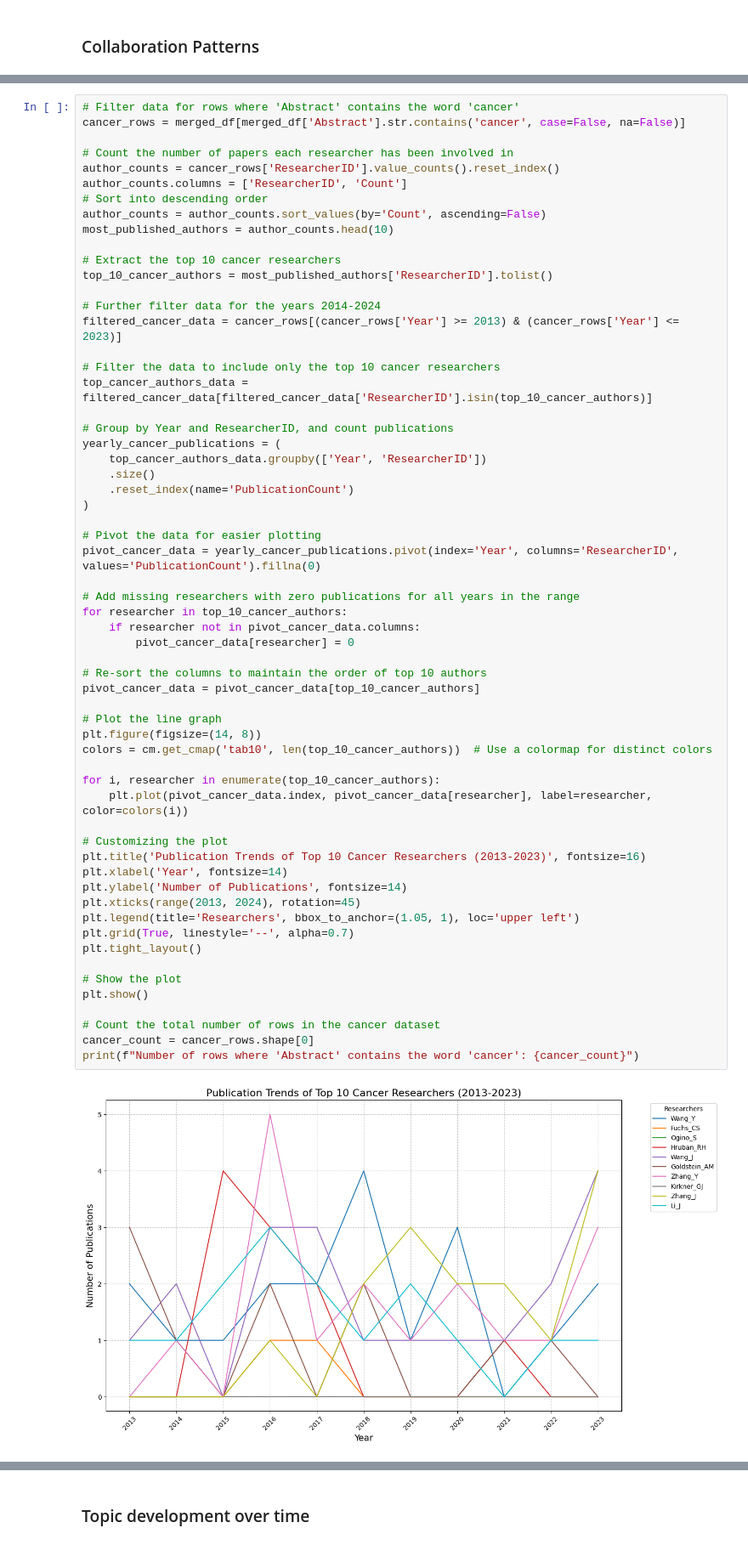
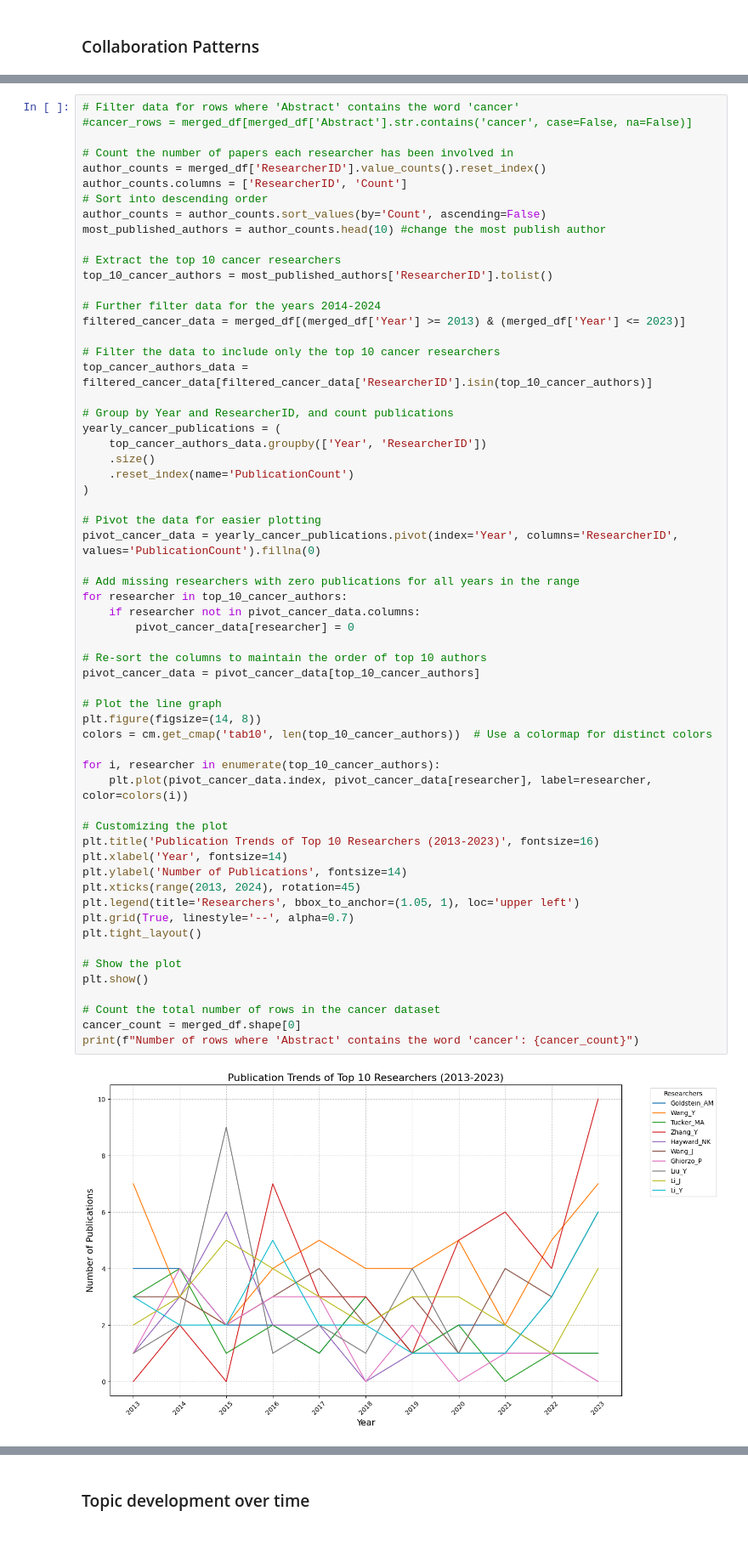
Before and after one commit to ThanakornMix/G1-Consulting-Data-Science, a Jupyter notebook: Consulting.ipynb, the cells around one changed output, grey strips where cells are left out. Shown at 85% size. Drawn from its saved outputs; the diff is of its cells as text.

```diff
--- a/Consulting.ipynb
+++ b/Consulting.ipynb
@@ -323,19 +300,19 @@ df_no_coauthored
 # %%
 # Filter data for rows where 'Abstract' contains the word 'cancer'
-cancer_rows = merged_df[merged_df['Abstract'].str.contains('cancer', case=False, na=False)]
+#cancer_rows = merged_df[merged_df['Abstract'].str.contains('cancer', case=False, na=False)]
 
 # Count the number of papers each researcher has been involved in
-author_counts = cancer_rows['ResearcherID'].value_counts().reset_index()
+author_counts = merged_df['ResearcherID'].value_counts().reset_index()
 author_counts.columns = ['ResearcherID', 'Count']
 # Sort into descending order
 author_counts = author_counts.sort_values(by='Count', ascending=False)
-most_published_authors = author_counts.head(10)
+most_published_authors = author_counts.head(10) #change the most publish author
 
 # Extract the top 10 cancer researchers
 top_10_cancer_authors = most_published_authors['ResearcherID'].tolist()
 
 # Further filter data for the years 2014-2024
-filtered_cancer_data = cancer_rows[(cancer_rows['Year'] >= 2013) & (cancer_rows['Year'] <= 2023)]
+filtered_cancer_data = merged_df[(merged_df['Year'] >= 2013) & (merged_df['Year'] <= 2023)]
 
 # Filter the data to include only the top 10 cancer researchers
 top_cancer_authors_data = filtered_cancer_data[filtered_cancer_data['ResearcherID'].isin(top_10_cancer_authors)]
@@ -352,33 +329,33 @@ pivot_cancer_data = yearly_cancer_publications.pivot(index='Year', columns='Rese
 
 # Add missing researchers with zero publications for all years in the range
 for researcher in top_10_cancer_authors:
     if researcher not in pivot_cancer_data.columns:
         pivot_cancer_data[researcher] = 0
 
 # Re-sort the columns to maintain the order of top 10 authors
 pivot_cancer_data = pivot_cancer_data[top_10_cancer_authors]
 
 # Plot the line graph
 plt.figure(figsize=(14, 8))
 colors = cm.get_cmap('tab10', len(top_10_cancer_authors))  # Use a colormap for distinct colors
 
 for i, researcher in enumerate(top_10_cancer_authors):
     plt.plot(pivot_cancer_data.index, pivot_cancer_data[researcher], label=researcher, color=colors(i))
 
 # Customizing the plot
-plt.title('Publication Trends of Top 10 Cancer Researchers (2013-2023)', fontsize=16)
+plt.title('Publication Trends of Top 10 Researchers (2013-2023)', fontsize=16)
 plt.xlabel('Year', fontsize=14)
 plt.ylabel('Number of Publications', fontsize=14)
 plt.xticks(range(2013, 2024), rotation=45)
 plt.legend(title='Researchers', bbox_to_anchor=(1.05, 1), loc='upper left')
 plt.grid(True, linestyle='--', alpha=0.7)
 plt.tight_layout()
 
 # Show the plot
 plt.show()
 
 # Count the total number of rows in the cancer dataset
-cancer_count = cancer_rows.shape[0]
+cancer_count = merged_df.shape[0]
 print(f"Number of rows where 'Abstract' contains the word 'cancer': {cancer_count}")
 # %% [output]
-[figure, old version]
+[figure, new version]
```
Also changed, not shown: parts of 13 cells of this notebook.
